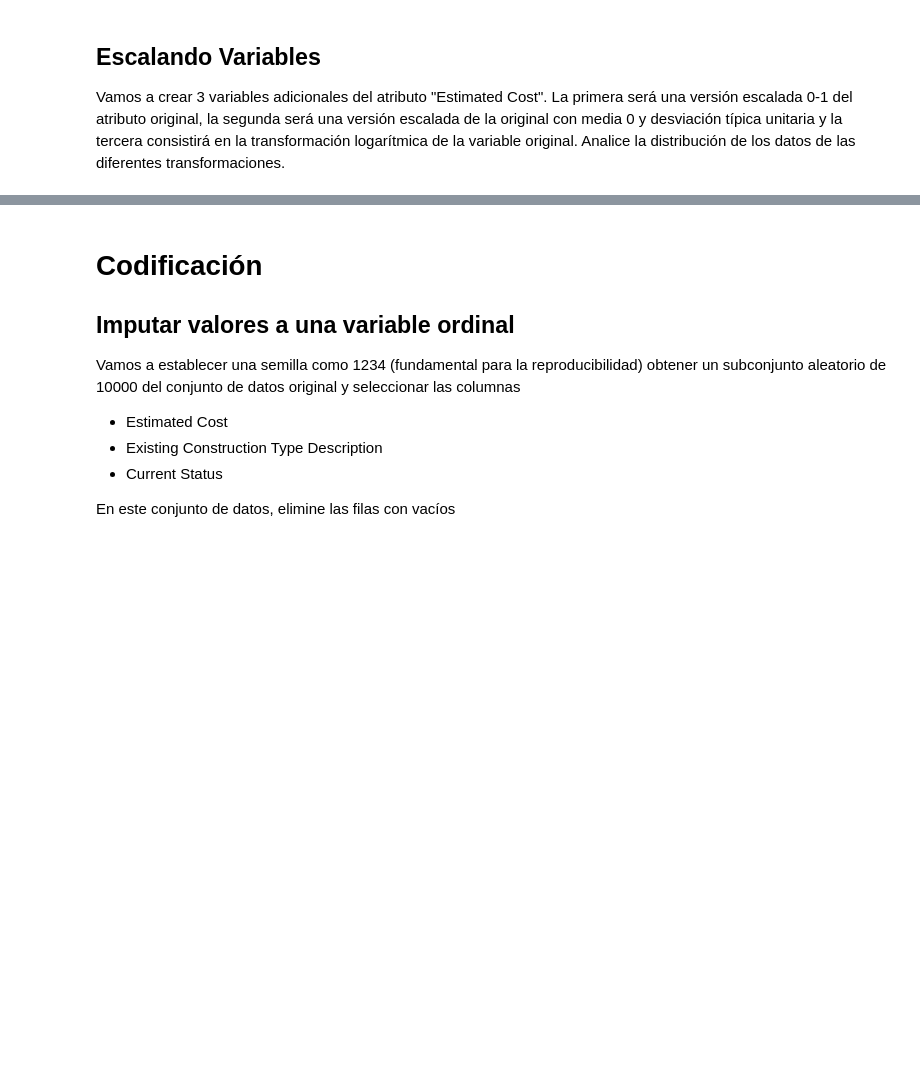
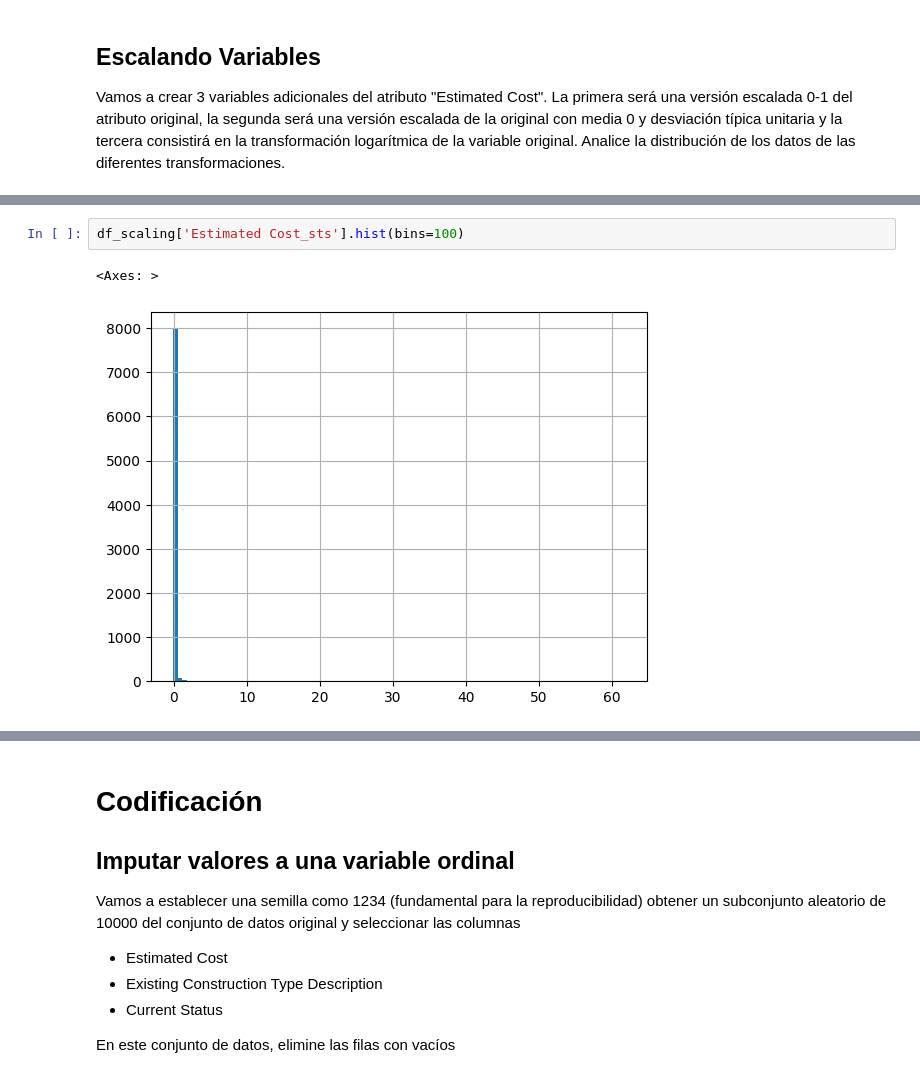
Before and after one commit to Rotany/master_aprendizaje_automatico, a Jupyter notebook: scripts/Sesion_002-Preprocessing_Ejercicio.ipynb, the cells around one changed output, grey strips where cells are left out. Cells and saved outputs as stored; diff of their text form; blank space fills up the shorter version.

```diff
--- a/scripts/Sesion_002-Preprocessing_Ejercicio.ipynb
+++ b/scripts/Sesion_002-Preprocessing_Ejercicio.ipynb
@@ -223,0 +317,5 @@ df_scaling[ 'Estimated Cost' ].hist(bins=100)
+# %%
+df_scaling['Estimated Cost_sts'].hist(bins=100)
+# %% [output]
+<Axes: >
+[figure, added]
```
Also changed, not shown: parts of 12 cells of this notebook, 1 other file.
